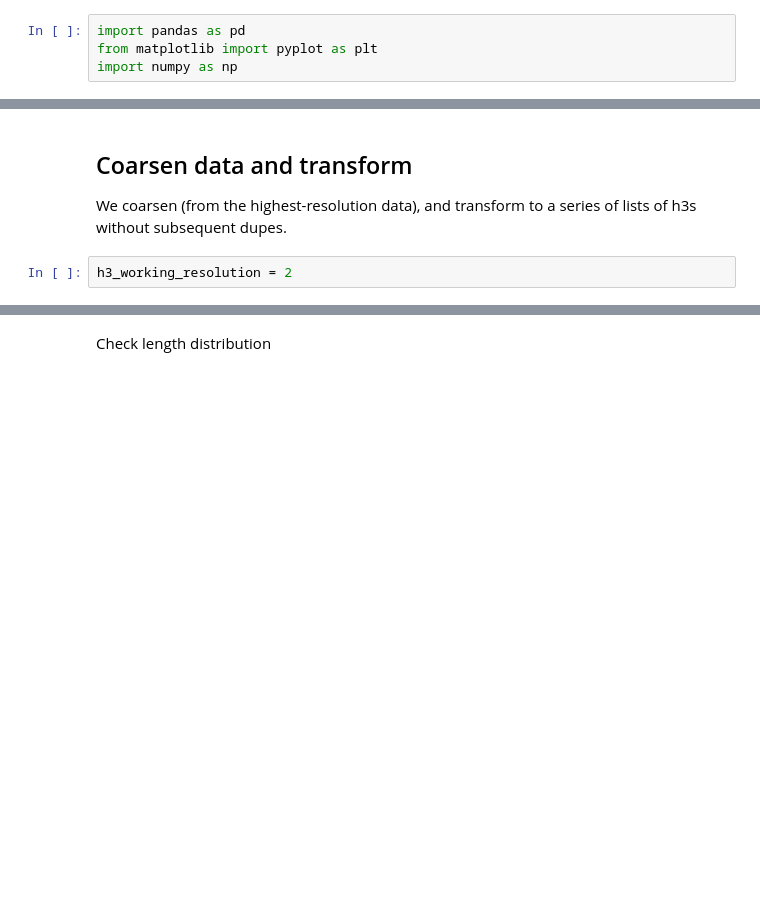
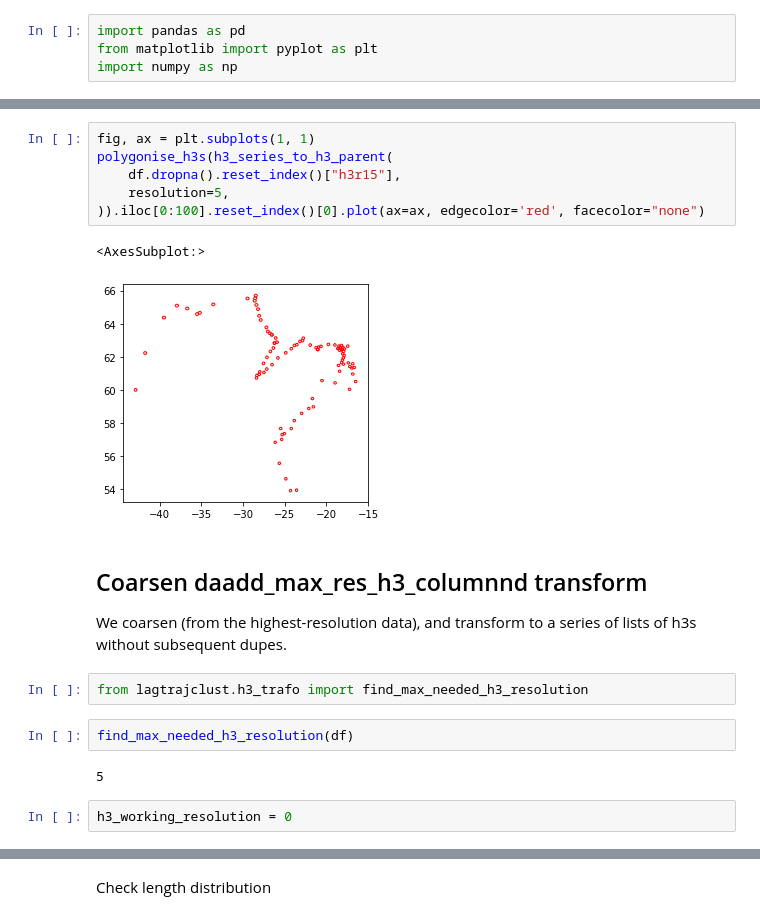
Before and after one commit to willirath/lagrangian_trajectory_clustering, a Jupyter notebook: notebooks/2022-05-11_towards_library.ipynb, the cells around one changed output, grey strips where cells are left out. Cells and saved outputs as stored; diff of their text form; blank space fills up the shorter version.

```diff
--- a/notebooks/2022-05-11_towards_library.ipynb
+++ b/notebooks/2022-05-11_towards_library.ipynb
@@ -66,9 +96,24 @@ Wall time: 1min 32s
+# %%
+fig, ax = plt.subplots(1, 1)
+polygonise_h3s(h3_series_to_h3_parent(
+    df.dropna().reset_index()["h3r15"],
+    resolution=5,
+)).iloc[0:100].reset_index()[0].plot(ax=ax, edgecolor='red', facecolor="none")
+# %% [output]
+<AxesSubplot:>
+[figure, added]
 # %% [markdown]
-## Coarsen data and transform
+## Coarsen daadd_max_res_h3_columnnd transform
 
 We coarsen (from the highest-resolution data), and transform to a series of lists of h3s without subsequent dupes.
+# %%
+from lagtrajclust.h3_trafo import find_max_needed_h3_resolution
+# %%
+find_max_needed_h3_resolution(df)
+# %% [output]
+5
 # %%
-h3_working_resolution = 2
+h3_working_resolution = 0
 # %%
 %%time
 
```
Also changed, not shown: parts of 35 cells of this notebook, 4 other files.
